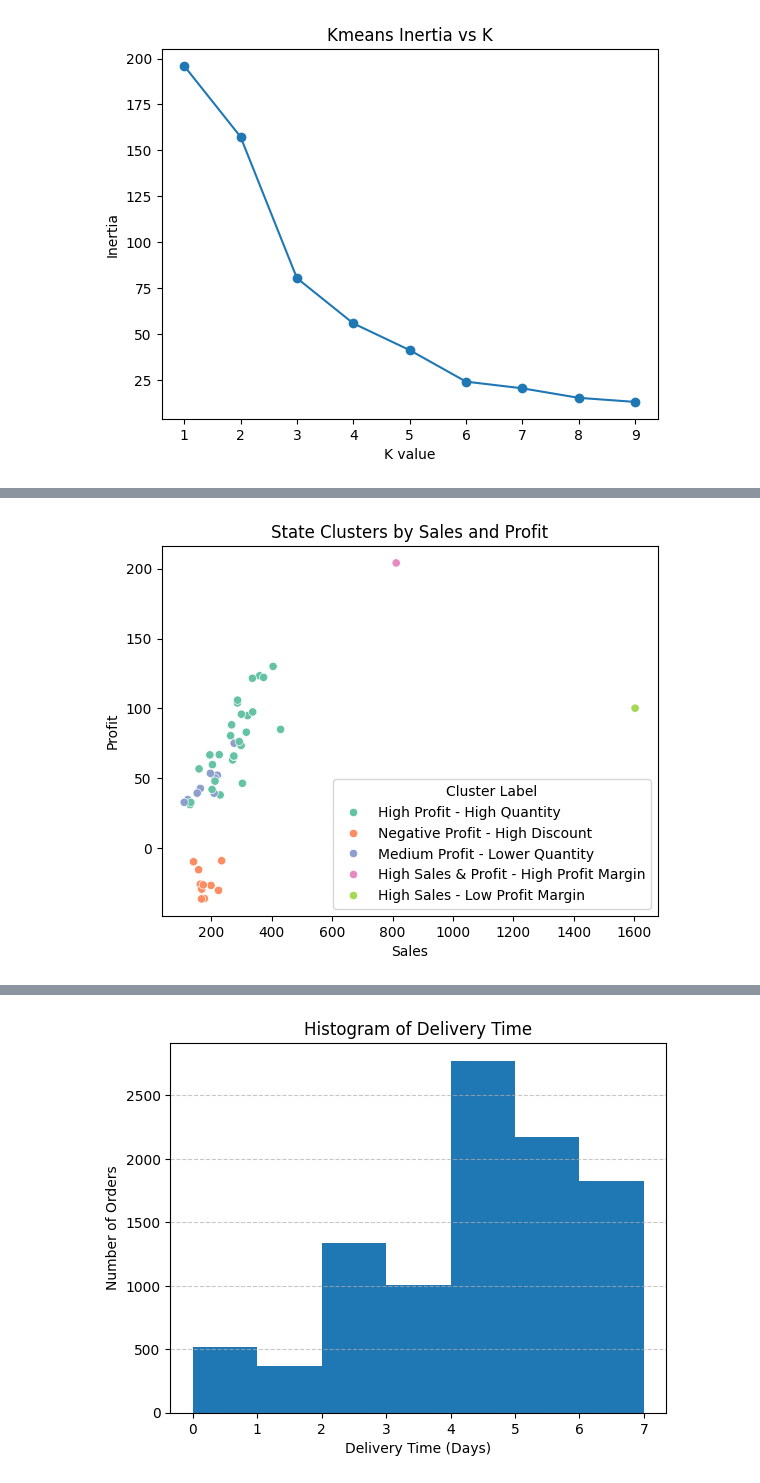
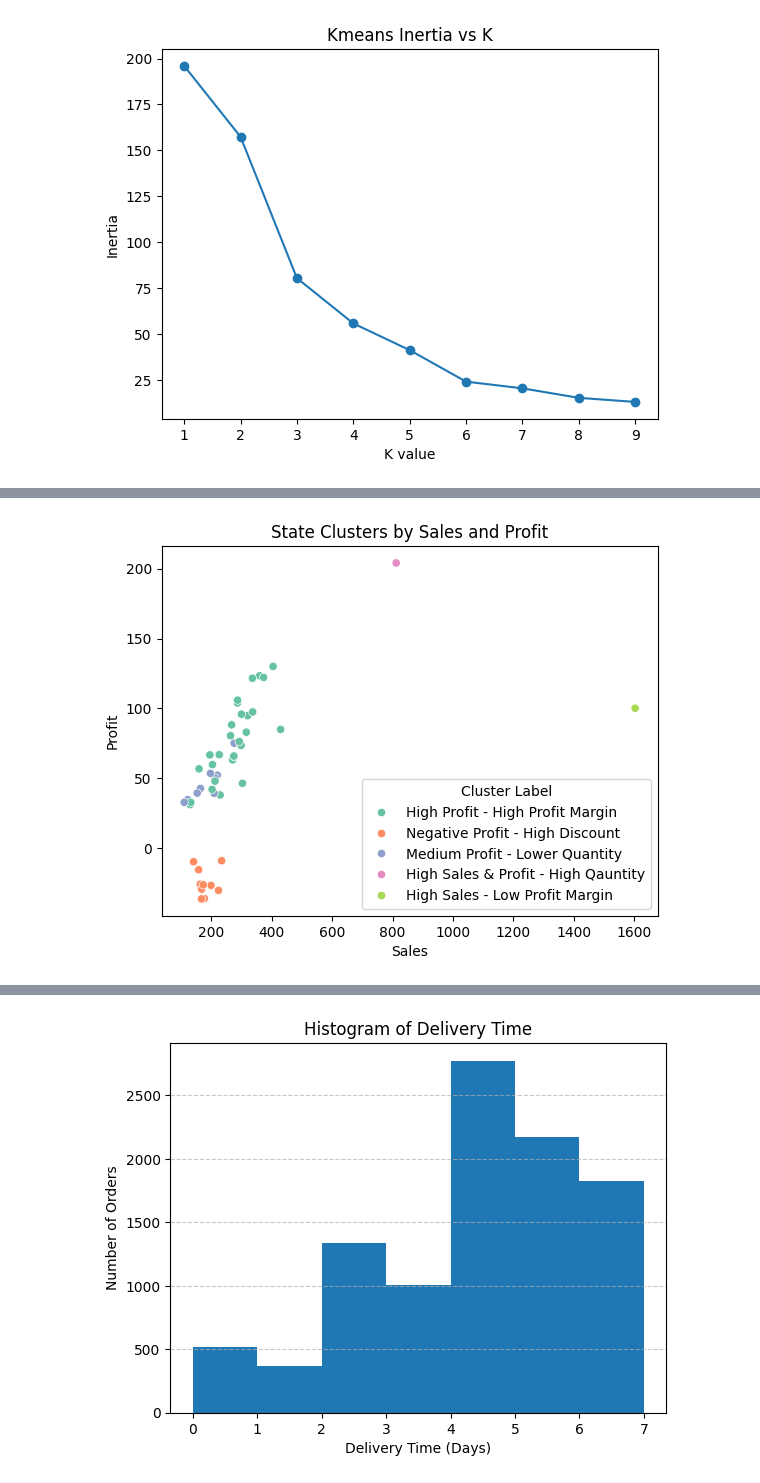
Before and after one commit to KyleNicholls19/StoreDataAnalysis, a Jupyter notebook: StoreAnalysis.ipynb, the cells around one changed output, grey strips where cells are left out. Drawn from its saved outputs; the diff is of its cells as text; code cells hidden in the pictures.

Commit message:
state/region markdown

```diff
--- a/StoreAnalysis.ipynb
+++ b/StoreAnalysis.ipynb
@@ -580,23 +627,23 @@ plt.show()
 # %%
-# Since 4 appears to be the approximate elbow point, we choose k=4
+# Since 5 appears to be the approximate elbow point, we choose k=5
 
-# Assign each state to one of 4 clusters
+# Assign each state to one of 5 clusters
 kmeans = KMeans(n_clusters=5, random_state=42)
 state_data["State-Cluster"] = kmeans.fit_predict(scaled_data)
 
 cluster_labels = {
-    0: "High Profit - High Quantity",
+    0: "High Profit - High Profit Margin",
     1: "High Sales - Low Profit Margin",
     2: "Negative Profit - High Discount",
     3: "Medium Profit - Lower Quantity",
-    4: "High Sales & Profit - High Profit Margin"
+    4: "High Sales & Profit - High Qauntity"
 
 }
 
 state_data["Cluster Label"] = state_data["State-Cluster"].map(cluster_labels)
 
 sns.scatterplot(data=state_data, x="Sales", y="Profit", hue="Cluster Label", palette="Set2")
 plt.title("State Clusters by Sales and Profit")
 plt.show()
 # %% [output]
-[figure, old version]
+[figure, new version]
```
Also changed, not shown: parts of 17 cells of this notebook.
